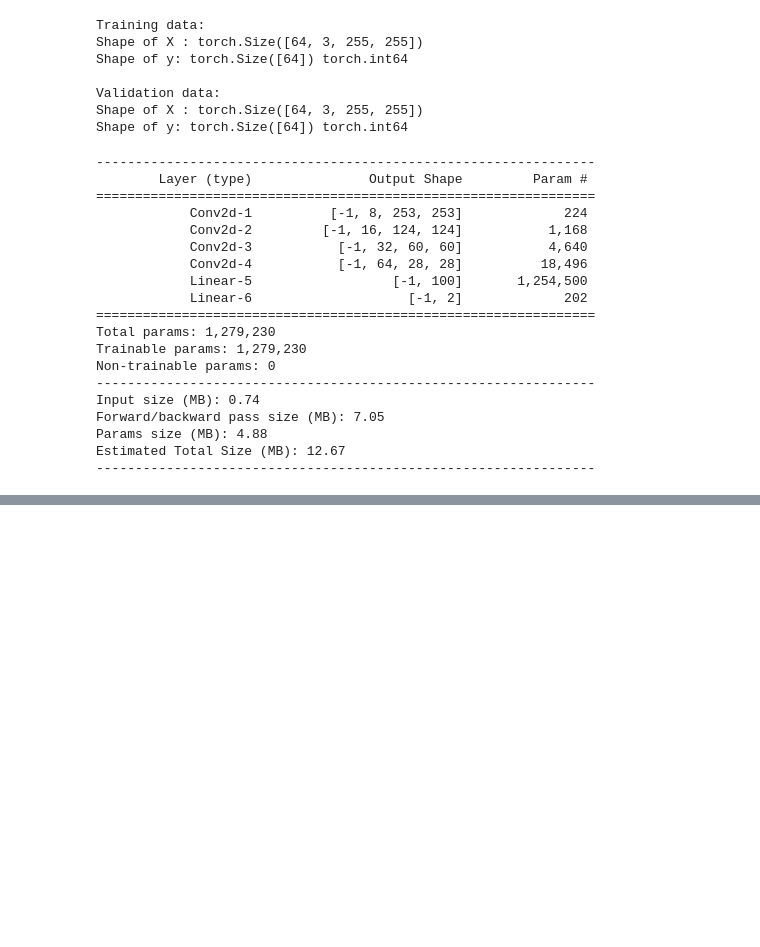
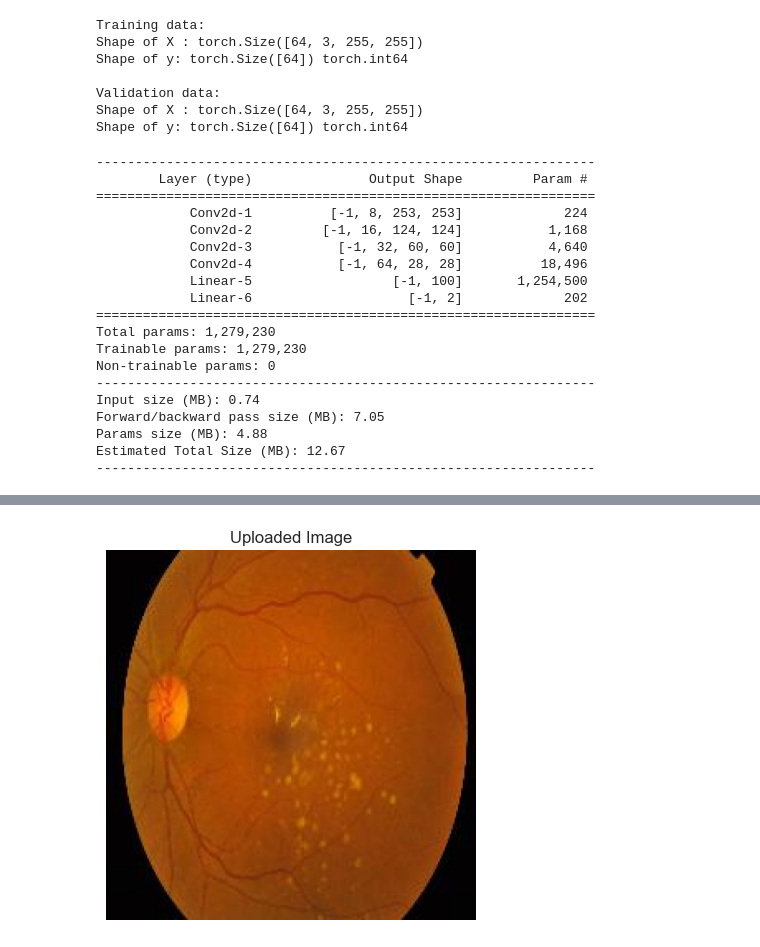
Before and after one commit to mfarrukh14/VirtualDiabetologist, a Jupyter notebook: src/server_src/Training.ipynb, the cells around one changed output, grey strips where cells are left out. Saved outputs shown, nothing was run; the diff lists cells and outputs as text; code cells hidden in the pictures; blank space fills up the shorter version.

```diff
--- a/src/server_src/Training.ipynb
+++ b/src/server_src/Training.ipynb
@@ -342,0 +352,19 @@ NameError: name 'loss_hist_m' is not defined
+# %%
+# Load the pretrained model
+model = torch.load("Retino_model.pt")
+
+# Move the model to the GPU device
+device = torch.device("cuda" if torch.cuda.is_available() else "cpu")
+model = model.to(device)
+
+# Iterate over the test loader for prediction
+with torch.no_grad():
+    for images, _ in test_loader:
+
+        images = images.to(device)
+        output = model(images)
+        probabilities = torch.softmax(output, dim=1)
+        predicted_classes = torch.argmax(probabilities, dim=1)
+
+        for predicted_class in predicted_classes:
+            print("Predicted class:", predicted_class.item())
@@ -342,0 +402,64 @@ NameError: name 'loss_hist_m' is not defined
+# %%
+import torch
+from PIL import Image
+from torchvision import transforms
+import matplotlib.pyplot as plt
+
+
+
+
+
+
+
+# Define the transformation (same as used in training)
+transform = transforms.Compose(
+    [
+        transforms.Resize((255, 255)),
+        transforms.ToTensor(),
+        transforms.Normalize(mean=[0.485, 0.456, 0.406], std=[0.229, 0.224, 0.225])
+    ]
+)
+
+# Load the pretrained model
+model = torch.load("C://Users//hp//Desktop//MyArchive//Code//Virtual_Diabetalogist//src//server_src//Retino_model.pt")
+model.eval()  # Set the model to evaluation mode
+
+# Move the model to the GPU device if available
+device = torch.device("cuda" if torch.cuda.is_available() else "cpu")
+model = model.to(device)
+
+# Function to load an image manually
+def load_image(image_path):
+    image = Image.open(image_path).convert("RGB")  # Ensure the image is in RGB mode
+    image = transform(image)  # Apply the transformations
+    image = image.unsqueeze(0)  # Add a batch dimension (1, 3, 255, 255)
+    return image
+
+# Function to predict and print result
+def predict(image_tensor):
+    image_tensor = image_tensor.to(device)  # Move image to device (GPU/CPU)
+    with torch.no_grad():
+        output = model(image_tensor)
+        probabilities = torch.softmax(output, dim=1)
+        predicted_class = torch.argmax(probabilities, dim=1).item()
+
+        # Print the prediction result
+        if predicted_class == 0:
+            print("You have diabetic retinopathy.")
+        else:
+            print("You don't have diabetic retinopathy.")
+
+# Manual image upload
+image_path = "C://Users//hp//Desktop//MyArchive//Code//Virtual_Diabetalogist//dataset//dr_dataset//test//DR//89ed6a0dd53f_png.rf.23401657473ac9df53ebb06a46a6c3af.jpg"  # Replace with the path to your image file
+image_tensor = load_image(image_path)
+
+# Visualize the uploaded image
+plt.imshow(Image.open(image_path))
+plt.title("Uploaded Image")
+plt.axis('off')
+plt.show()
+
+# Make prediction
+predict(image_tensor)
+# %% [output]
+[figure, added]
```
Also changed, not shown: parts of 15 cells of this notebook, 19 other files.
